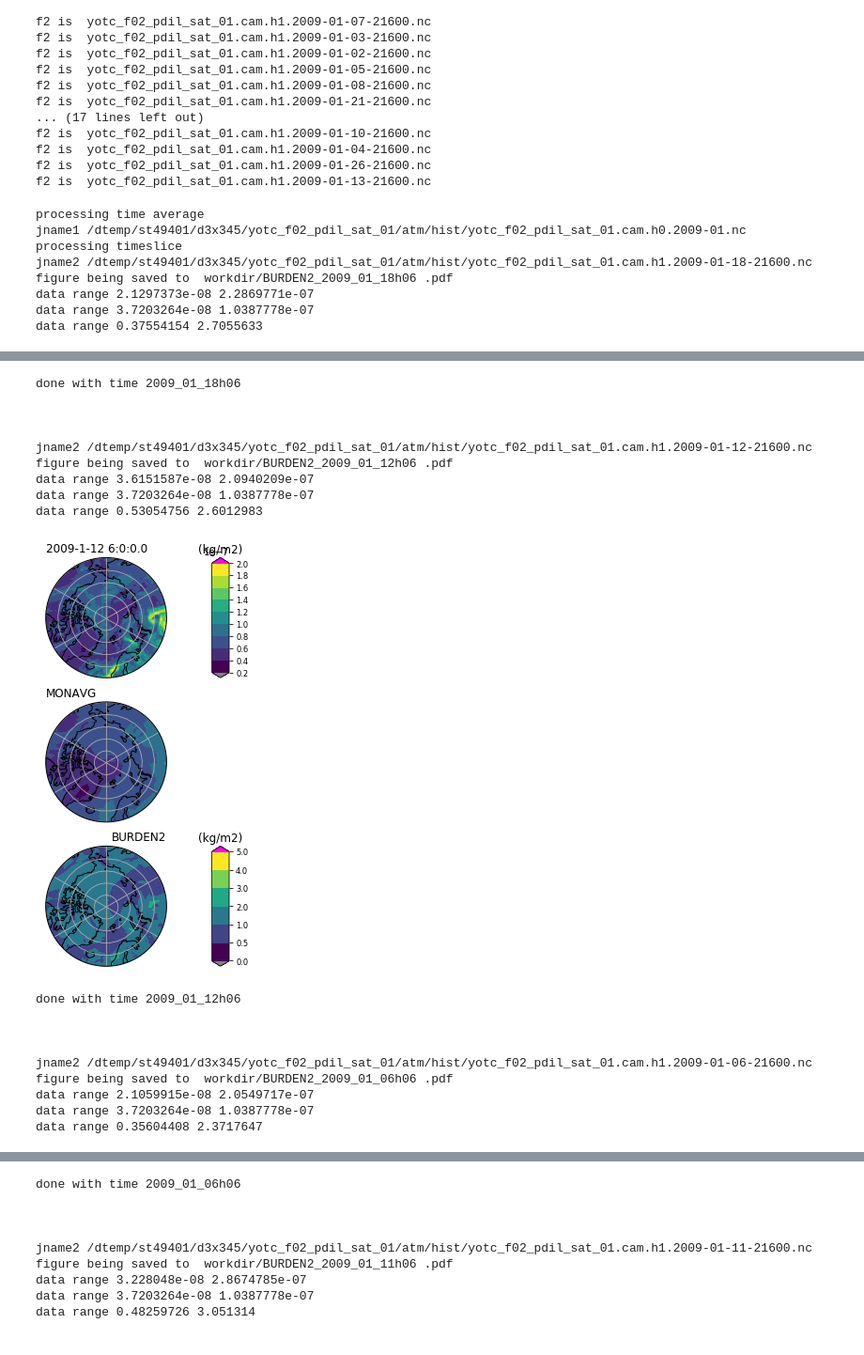
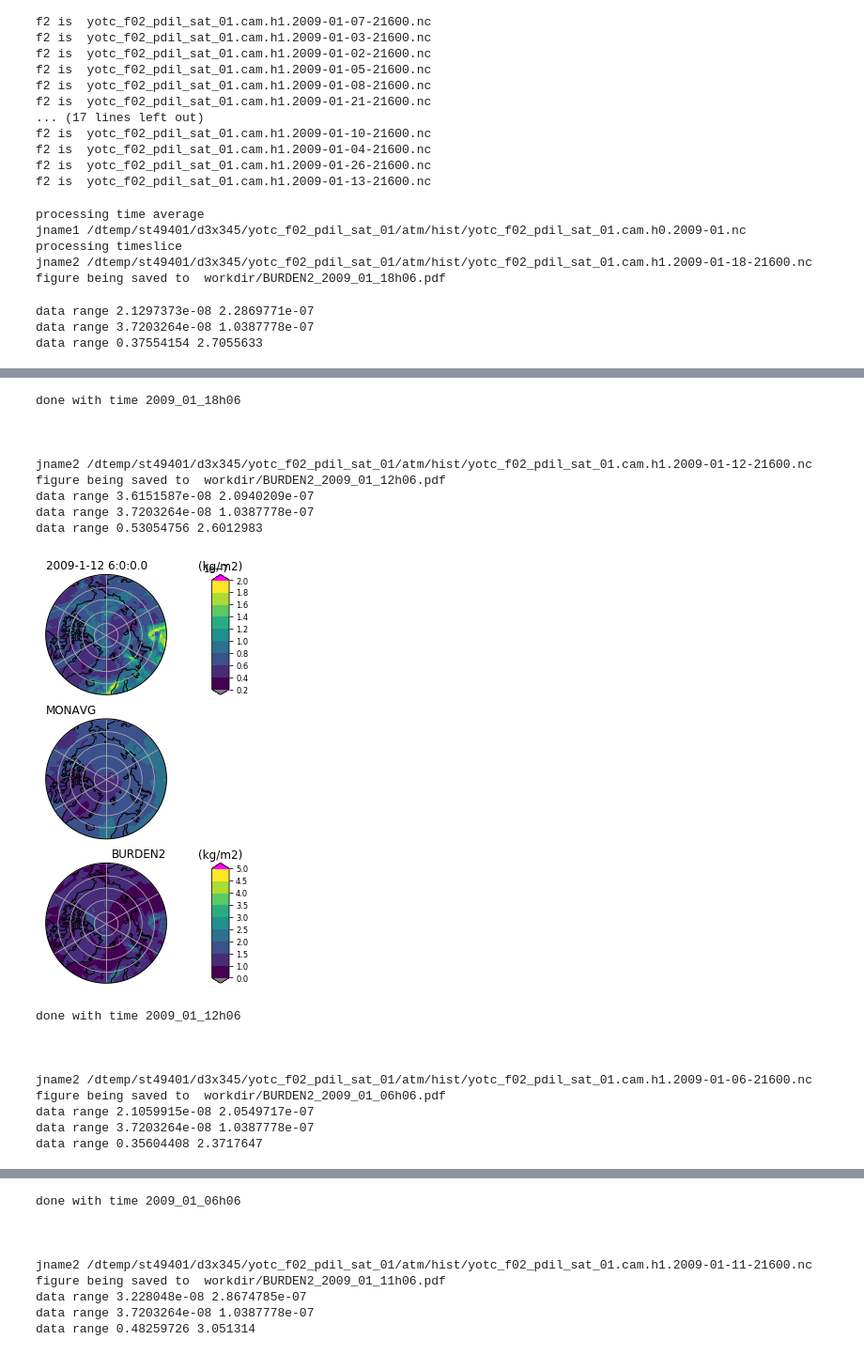
Before and after one commit to philrasch/PhilsPython, a Jupyter notebook: Filament_Analysis/NPS_25km_3P+TMQ.ipynb, the cells around one changed output, grey strips where cells are left out. Shown at 94% size. Drawn from its saved outputs; the diff is of its cells as text; code cells hidden in the pictures.

```diff
--- a/Filament_Analysis/NPS_25km_3P+TMQ.ipynb
+++ b/Filament_Analysis/NPS_25km_3P+TMQ.ipynb
@@ -450,7 +450,7 @@ for f2 in files:
     lonsdt = DT.getLongitude()
     latsdt = DT.getLatitude()
 
-    ctstring = "{:04d}_{:02d}_{:02d}h{:02d} ".format(ct.year, ct.month, ct.day, ct.hour)
+    ctstring = "{:04d}_{:02d}_{:02d}h{:02d}".format(ct.year, ct.month, ct.day, ct.hour)
     pltname = "workdir/"+vname+"_"+ctstring+".pdf"
     lons = T1.getLongitude()
     lats = T1.getLatitude()
@@ -496,7 +496,7 @@ for f2 in files:
     if DT.id == 'FSNT':
         dlevs = [-15.,-10.,-5.,-2.,-1.,1.,2.,5.,10.,15.]
 
-    dlevs = [0.,0.5, 1.,2.,3.,4.,5.]
+    dlevs = [0., 1.,1.5,2.,2.5,3.,3.5,4.,4.5,5.]
     dtitle = ""
     rtitD = vname
     pltframe(DT, lonsdt, latsdt, ax3[2], cx3[2],
@@ -515,7 +515,7 @@ processing time average
 jname1 /dtemp/st49401/d3x345/yotc_f02_pdil_sat_01/atm/hist/yotc_f02_pdil_sat_01.cam.h0.2009-01.nc
 processing timeslice
 jname2 /dtemp/st49401/d3x345/yotc_f02_pdil_sat_01/atm/hist/yotc_f02_pdil_sat_01.cam.h1.2009-01-18-21600.nc
-figure being saved to  workdir/BURDEN2_2009_01_18h06 .pdf
-data range 2.1297373e-08 2.2869771e-07
-data range 3.7203264e-08 1.0387778e-07
-data range 0.37554154 2.7055633
+figure being saved to  workdir/BURDEN2_2009_01_18h06.pdf
+data range 2.1297373e-08 2.2869771e-07
+data range 3.7203264e-08 1.0387778e-07
+data range 0.37554154 2.7055633
@@ -523,19 +523,19 @@ data range 0.37554154 2.7055633
-done with time 2009_01_18h06
-
-
-
-jname2 /dtemp/st49401/d3x345/yotc_f02_pdil_sat_01/atm/hist/yotc_f02_pdil_sat_01.cam.h1.2009-01-12-21600.nc
-figure being saved to  workdir/BURDEN2_2009_01_12h06 .pdf
-data range 3.6151587e-08 2.0940209e-07
-data range 3.7203264e-08 1.0387778e-07
-data range 0.53054756 2.6012983
+done with time 2009_01_18h06
+
+
+
+jname2 /dtemp/st49401/d3x345/yotc_f02_pdil_sat_01/atm/hist/yotc_f02_pdil_sat_01.cam.h1.2009-01-12-21600.nc
+figure being saved to  workdir/BURDEN2_2009_01_12h06.pdf
+data range 3.6151587e-08 2.0940209e-07
+data range 3.7203264e-08 1.0387778e-07
+data range 0.53054756 2.6012983
-[figure, old version]
+[figure, new version]
-done with time 2009_01_12h06
-
-
-
-jname2 /dtemp/st49401/d3x345/yotc_f02_pdil_sat_01/atm/hist/yotc_f02_pdil_sat_01.cam.h1.2009-01-06-21600.nc
-figure being saved to  workdir/BURDEN2_2009_01_06h06 .pdf
-data range 2.1059915e-08 2.0549717e-07
-data range 3.7203264e-08 1.0387778e-07
-data range 0.35604408 2.3717647
+done with time 2009_01_12h06
+
+
+
+jname2 /dtemp/st49401/d3x345/yotc_f02_pdil_sat_01/atm/hist/yotc_f02_pdil_sat_01.cam.h1.2009-01-06-21600.nc
+figure being saved to  workdir/BURDEN2_2009_01_06h06.pdf
+data range 2.1059915e-08 2.0549717e-07
+data range 3.7203264e-08 1.0387778e-07
+data range 0.35604408 2.3717647
@@ -543,9 +543,9 @@ data range 0.35604408 2.3717647
-done with time 2009_01_06h06
-
-
-
-jname2 /dtemp/st49401/d3x345/yotc_f02_pdil_sat_01/atm/hist/yotc_f02_pdil_sat_01.cam.h1.2009-01-11-21600.nc
-figure being saved to  workdir/BURDEN2_2009_01_11h06 .pdf
-data range 3.228048e-08 2.8674785e-07
-data range 3.7203264e-08 1.0387778e-07
-data range 0.48259726 3.051314
+done with time 2009_01_06h06
+
+
+
+jname2 /dtemp/st49401/d3x345/yotc_f02_pdil_sat_01/atm/hist/yotc_f02_pdil_sat_01.cam.h1.2009-01-11-21600.nc
+figure being saved to  workdir/BURDEN2_2009_01_11h06.pdf
+data range 3.228048e-08 2.8674785e-07
+data range 3.7203264e-08 1.0387778e-07
+data range 0.48259726 3.051314
```
Also changed, not shown: parts of 1 cell of this notebook, 1 other file.
